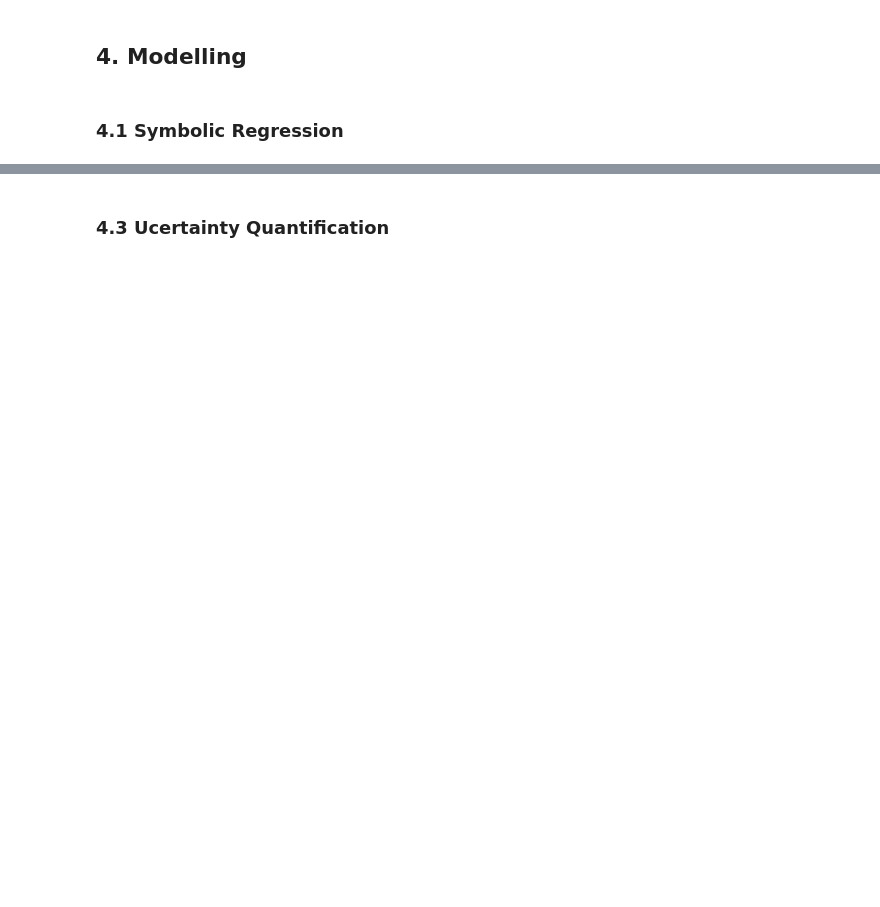
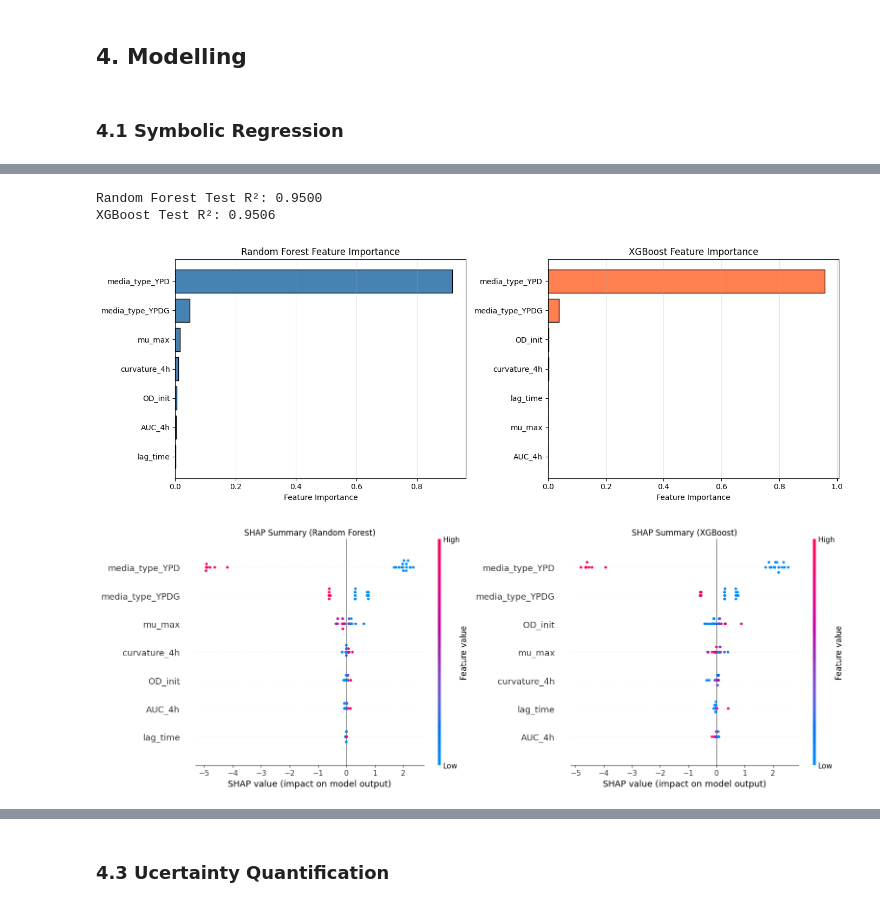
Before and after one commit to feixia2754/06642-Colab-Assignments, a Jupyter notebook: main3.ipynb, the cells around one changed output, grey strips where cells are left out. Drawn from its saved outputs; the diff is of its cells as text; code cells hidden in the pictures; blank space fills up the shorter version.

```diff
--- a/main3.ipynb
+++ b/main3.ipynb
@@ -777 +1044,80 @@ Symbolic Regression  R² = 0.9859,  MSE = 0.0023
+# %%
+rf = RandomForestRegressor(n_estimators=100, max_depth=10, random_state=42)
+rf.fit(X_train, y_train)
+
+xgb_model = xgb.XGBRegressor(n_estimators=100, max_depth=5, random_state=42)
+xgb_model.fit(X_train, y_train)
+
+print(f"Random Forest Test R²: {rf.score(X_test, y_test):.4f}")
+print(f"XGBoost Test R²: {xgb_model.score(X_test, y_test):.4f}")
+
+# Feature importance from Random Forest
+importance_rf = pd.DataFrame({
+    'Feature': features,
+    'Importance': rf.feature_importances_
+}).sort_values('Importance', ascending=True)
+
+fig, axes = plt.subplots(1, 2, figsize=(14, 5))
+
+# Random Forest
+axes[0].barh(importance_rf['Feature'], importance_rf['Importance'],
+             edgecolor='black', color='steelblue')
+axes[0].set_xlabel('Feature Importance')
+axes[0].set_title('Random Forest Feature Importance')
+axes[0].grid(True, alpha=0.3, axis='x')
+
+# XGBoost
+importance_xgb = pd.DataFrame({
+    'Feature': features,
+    'Importance': xgb_model.feature_importances_
+}).sort_values('Importance', ascending=True)
+
+axes[1].barh(importance_xgb['Feature'], importance_xgb['Importance'],
+             edgecolor='black', color='coral')
+axes[1].set_xlabel('Feature Importance')
+axes[1].set_title('XGBoost Feature Importance')
+axes[1].grid(True, alpha=0.3, axis='x')
+
+plt.tight_layout()
+plt.show()
+
+# ---- Compute SHAP values ----
+explainer_xgb = shap.TreeExplainer(xgb_model)
+shap_xgb = explainer_xgb.shap_values(X_test)
+
+explainer_rf = shap.TreeExplainer(rf)
+shap_rf = explainer_rf.shap_values(X_test)
+
+# ---- Create subplots ----
+fig, axes = plt.subplots(1, 2, figsize=(16, 6))
+
+# ---- XGBoost ----
+plt.sca(axes[1])
+shap.summary_plot(
+    shap_xgb,
+    X_test,
+    feature_names=features,
+    show=False,
+    plot_size=None  # important
+)
+axes[1].set_title("SHAP Summary (XGBoost)")
+
+# ---- Random Forest ----
+plt.sca(axes[0])
+shap.summary_plot(
+    shap_rf,
+    X_test,
+    feature_names=features,
+    show=False,
+    plot_size=None  # also important
+)
+axes[0].set_title("SHAP Summary (Random Forest)")
+
+plt.tight_layout(rect=[0, 0, 1, 0.95])
+plt.show()
+# %% [output]
+Random Forest Test R²: 0.9500
+XGBoost Test R²: 0.9506
+[figure, added]
+[figure, added]
 # %% [markdown]
```
Also changed, not shown: parts of 30 cells of this notebook.
